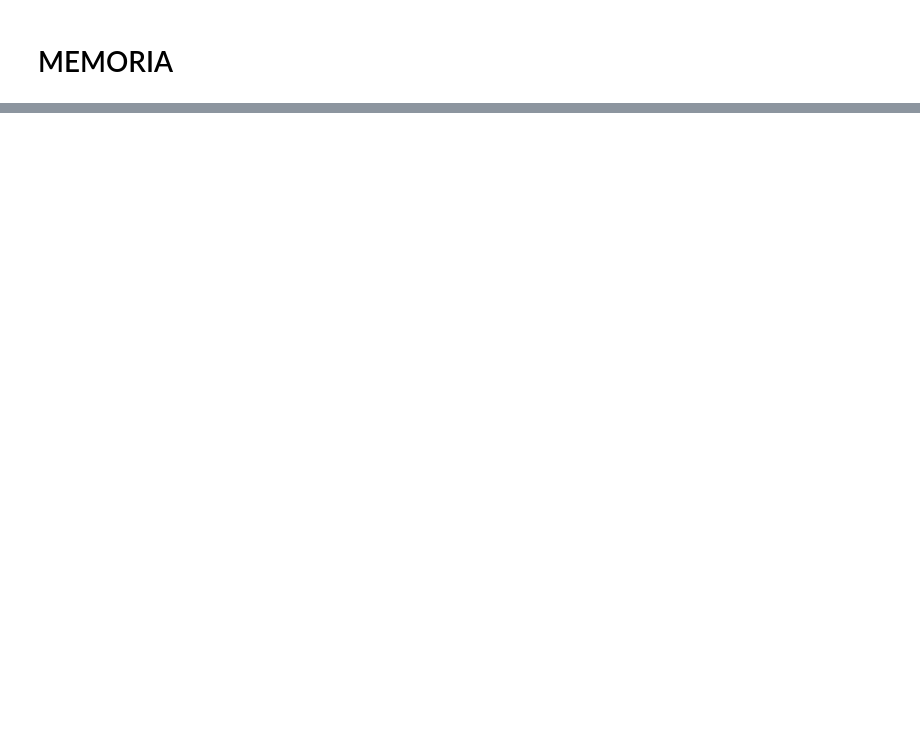
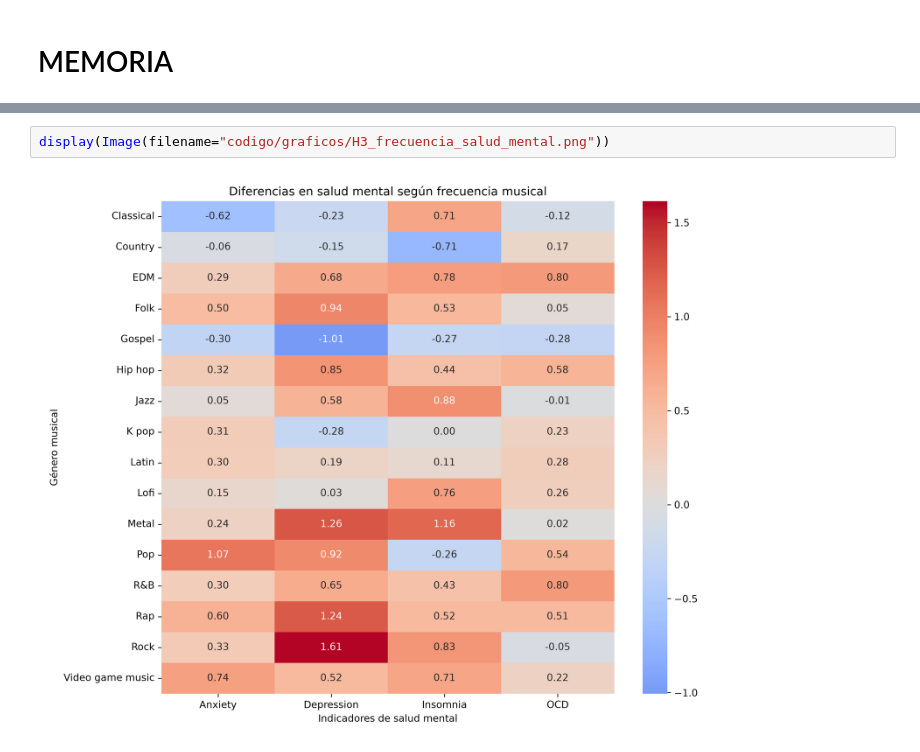
Before and after one commit to ORTZI15/musica_y_subconsciente, a Jupyter notebook: src/memoria.ipynb, the cells around one changed output, grey strips where cells are left out. Saved outputs shown, nothing was run; the diff lists cells and outputs as text; blank space fills up the shorter version.

```diff
--- a/src/memoria.ipynb
+++ b/src/memoria.ipynb
@@ -25,0 +118,4 @@ Tras la inspección estructural inicial mediante el diagnóstico de tipos de dat
+# %%
+display(Image(filename="codigo/graficos/H3_frecuencia_salud_mental.png"))
+# %% [output]
+[figure, added]
```
Also changed, not shown: parts of 15 cells of this notebook, 8 other files.
